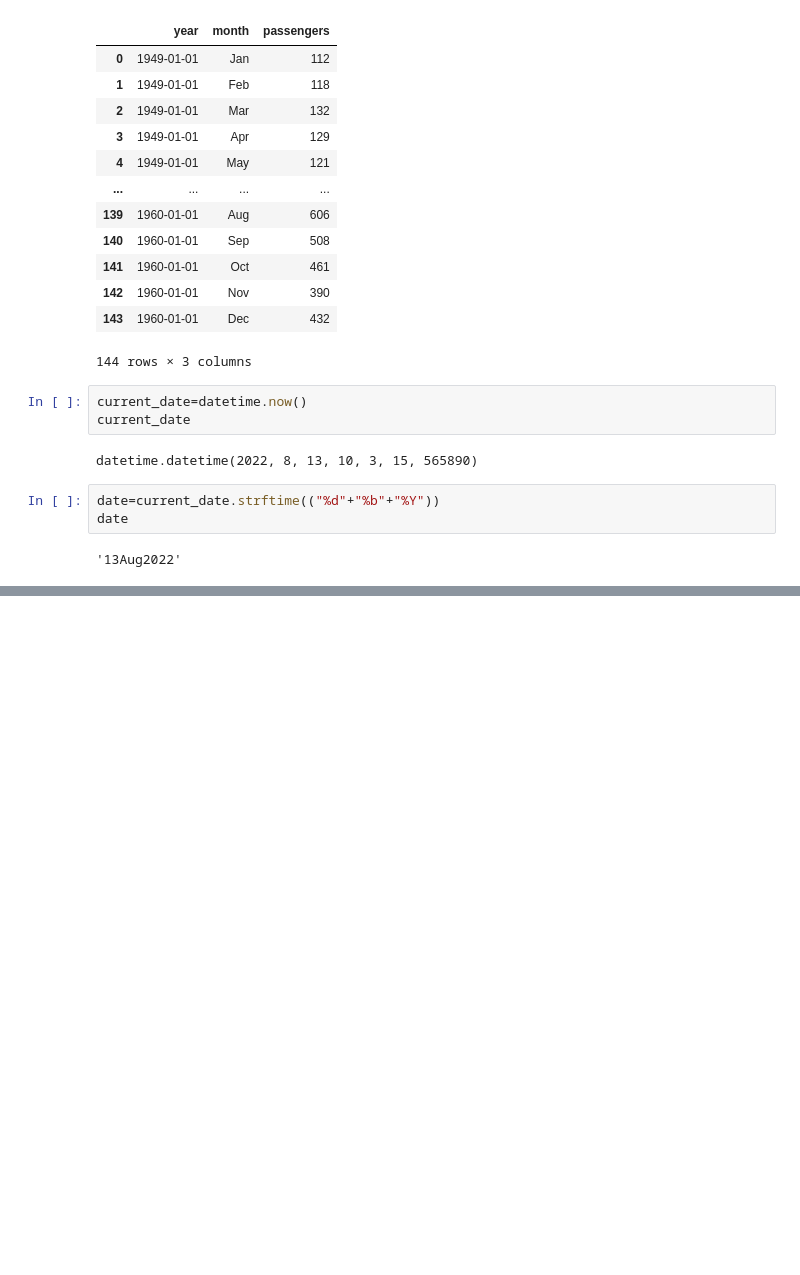
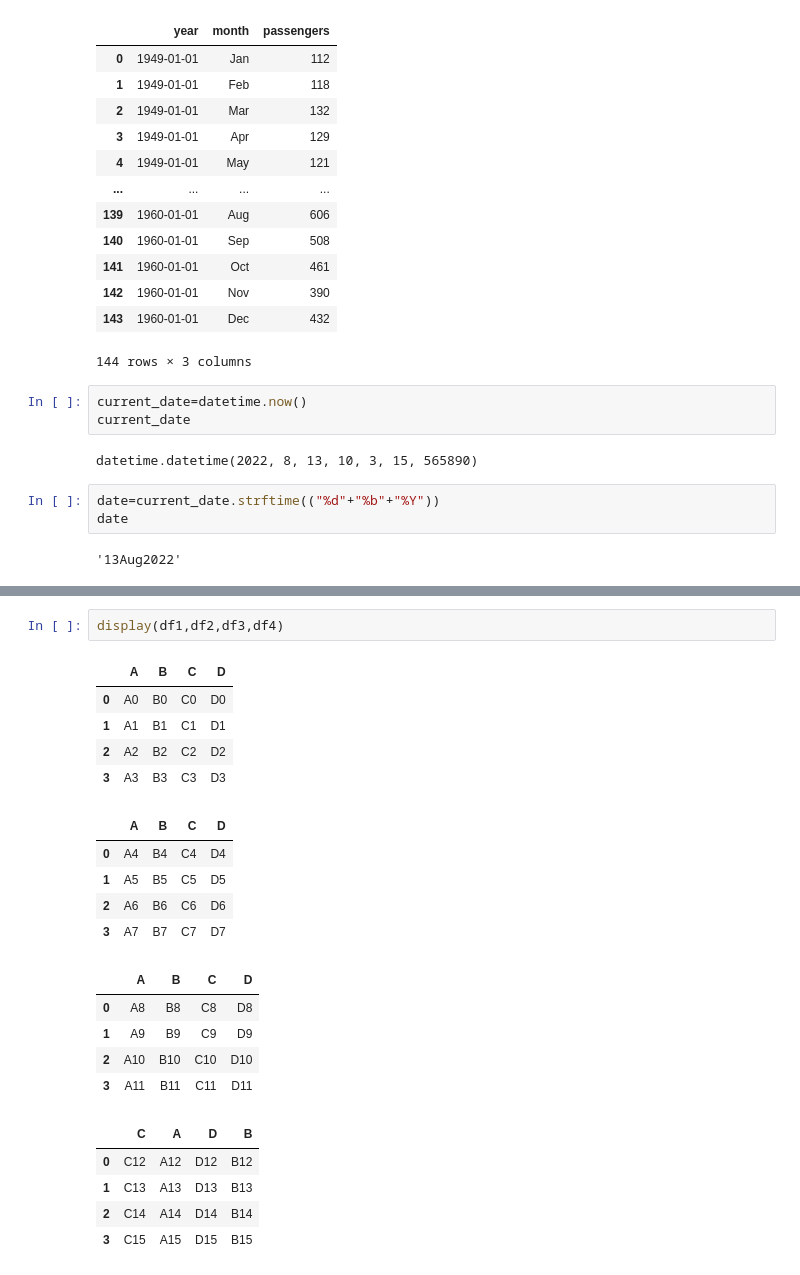
Before and after one commit to MehmetAltinkurt/Data_Science_Study_Notes, a Jupyter notebook: DAwPY_Preclass_Pandas.ipynb, the cells around one changed output, grey strips where cells are left out. Cells and saved outputs as stored; diff of their text form; blank space fills up the shorter version.

```diff
--- a/DAwPY_Preclass_Pandas.ipynb
+++ b/DAwPY_Preclass_Pandas.ipynb
@@ -3968,0 +3996,23 @@ date
+# %%
+display(df1,df2,df3,df4)
+# %% [output]
+|  | A | B | C | D |
+| 0 | A0 | B0 | C0 | D0 |
+| 1 | A1 | B1 | C1 | D1 |
+| 2 | A2 | B2 | C2 | D2 |
+| 3 | A3 | B3 | C3 | D3 |
+|  | A | B | C | D |
+| 0 | A4 | B4 | C4 | D4 |
+| 1 | A5 | B5 | C5 | D5 |
+| 2 | A6 | B6 | C6 | D6 |
+| 3 | A7 | B7 | C7 | D7 |
+|  | A | B | C | D |
+| 0 | A8 | B8 | C8 | D8 |
+| 1 | A9 | B9 | C9 | D9 |
+| 2 | A10 | B10 | C10 | D10 |
+| 3 | A11 | B11 | C11 | D11 |
+|  | C | A | D | B |
+| 0 | C12 | A12 | D12 | B12 |
+| 1 | C13 | A13 | D13 | B13 |
+| 2 | C14 | A14 | D14 | B14 |
+| 3 | C15 | A15 | D15 | B15 |
```
Also changed, not shown: parts of 6 cells of this notebook.
